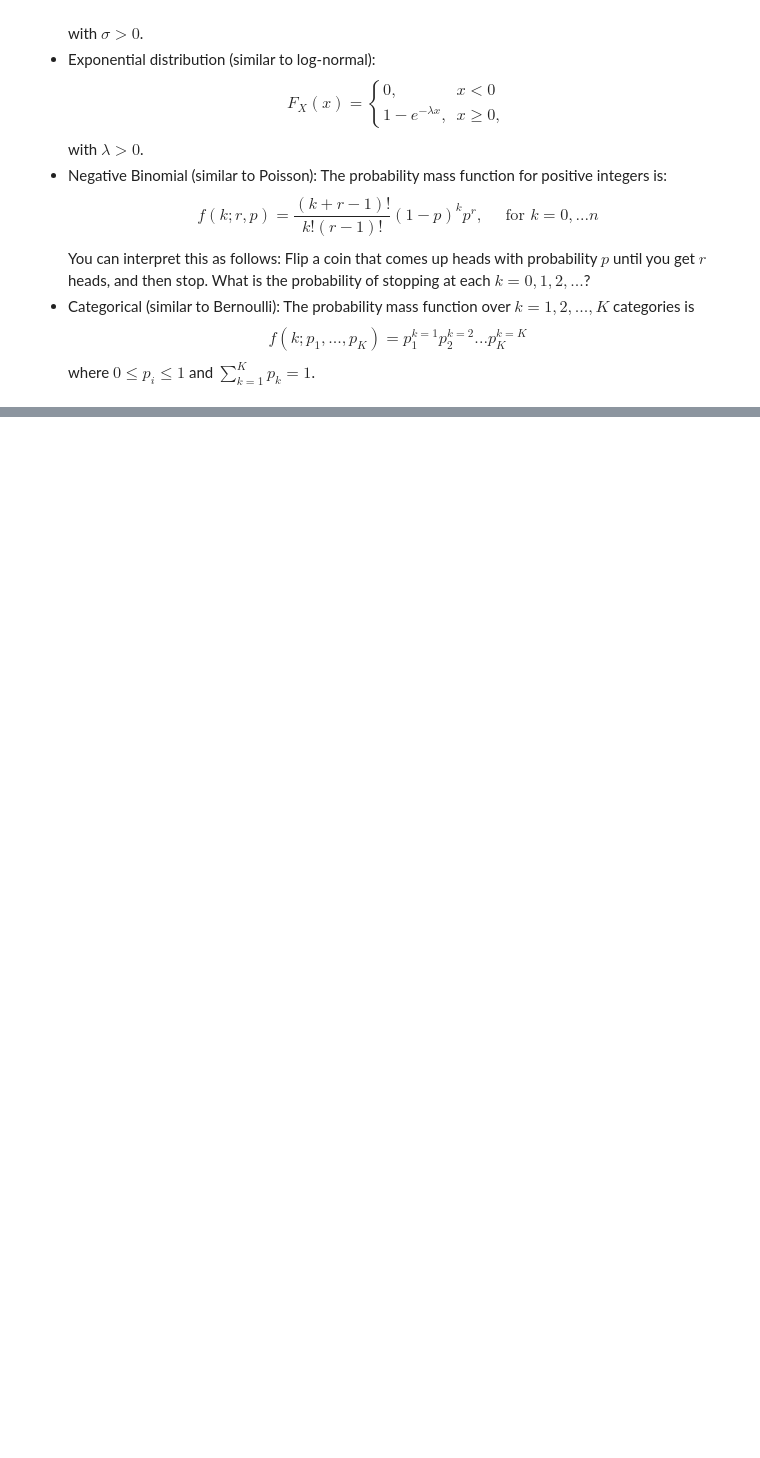
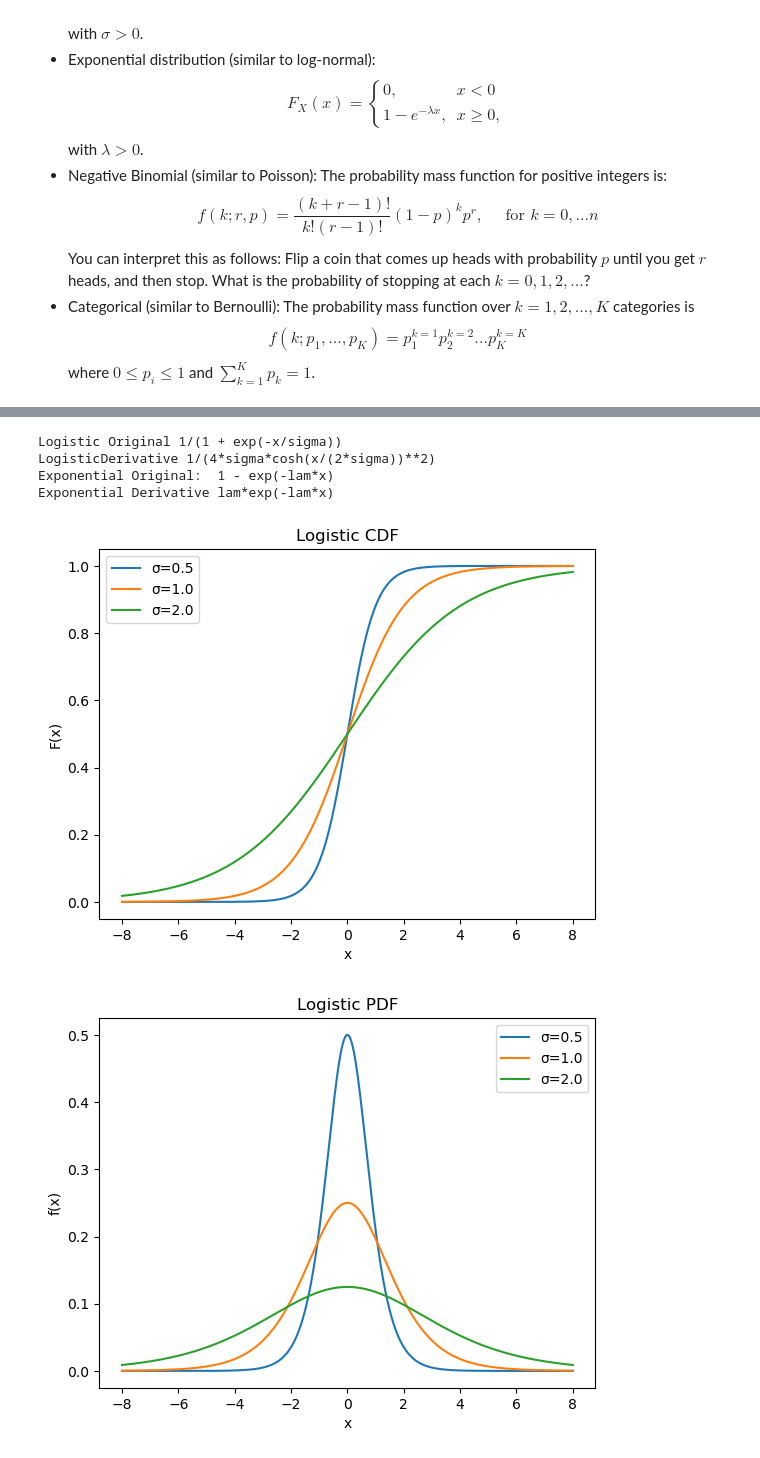
Before and after one commit to crwhittington/DS5030_assignment1, a Jupyter notebook: assignment1/assignment_6.ipynb, the cells around one changed output, grey strips where cells are left out. Cells and saved outputs as stored; diff of their text form; code cells hidden in the pictures; blank space fills up the shorter version.

```diff
--- a/assignment1/assignment_6.ipynb
+++ b/assignment1/assignment_6.ipynb
@@ -378,0 +391,75 @@ where $0 \le p_i \le 1$ and $ \sum_{k=1}^K p_k = 1$.
+# %%
+# Part 2:
+
+# Logisitic
+x, sigma = sp.symbols('x sigma', positive=True)
+
+F = 1 / (1 + sp.exp(-x/sigma))
+
+f = sp.diff(F, x)
+f_simplified = sp.simplify(f)
+
+print("Logistic Original", F)
+print("Logistic Derivative", f_simplified)
+
+#Exponential
+
+x, lam = sp.symbols('x lam', positive=True)
+F = sp.Piecewise((0, x < 0), (1 - sp.exp(-lam*x), x >= 0))
+f = sp.diff(F, x)
+f_simplified = sp.simplify(f)
+
+print("Exponential Original: ", F)
+print("Exponential Derivative", f_simplified)
+# %% [output]
+Logistic Original 1/(1 + exp(-x/sigma))
+LogisticDerivative 1/(4*sigma*cosh(x/(2*sigma))**2)
+Exponential Original:  1 - exp(-lam*x)
+Exponential Derivative lam*exp(-lam*x)
+# %%
+# Part 3 & 4: Logistic
+
+sigmas = [0.5, 1.0, 2.0]
+x = np.linspace(-8, 8, 800)
+
+plt.figure()
+for s in sigmas: plt.plot(x, logistic.cdf(x, scale=s), label=f"σ={s}")
+plt.legend()
+plt.title("Logistic CDF")
+plt.xlabel("x")
+plt.ylabel("F(x)")
+plt.show()
+
+plt.figure()
+for s in sigmas: plt.plot(x, logistic.pdf(x, scale=s), label=f"σ={s}")
+plt.legend()
+plt.title("Logistic PDF")
+plt.xlabel("x")
+plt.ylabel("f(x)")
+plt.show()
+
+r = np.random.default_rng(0)
+sample = logistic.rvs(scale=1.0, size=1000, random_state=r)
+
+kde = gaussian_kde(sample)
+plt.figure()
+plt.plot(x, kde(x), label="KDE (n=1000)")
+plt.plot(x, logistic.pdf(x, scale=1.0), "--", label="Theoretical PDF")
+plt.legend()
+plt.title("Logistic: KDE vs PDF")
+plt.xlabel("x")
+plt.ylabel("density")
+plt.show()
+
+xs = np.sort(sample); ys = np.arange(1, len(sample)+1)/len(sample)
+plt.figure()
+plt.step(xs, ys, where="post", label="ECDF")
+plt.plot(x, logistic.cdf(x, scale=1.0), "--", label="Theoretical CDF")
+plt.legend()
+plt.title("Logistic: ECDF vs CDF")
+plt.xlabel("x")
+plt.ylabel("F(x)")
+plt.show()
+# %% [output]
+[figure, added]
+[figure, added]
```
Also changed, not shown: parts of 7 cells of this notebook.
